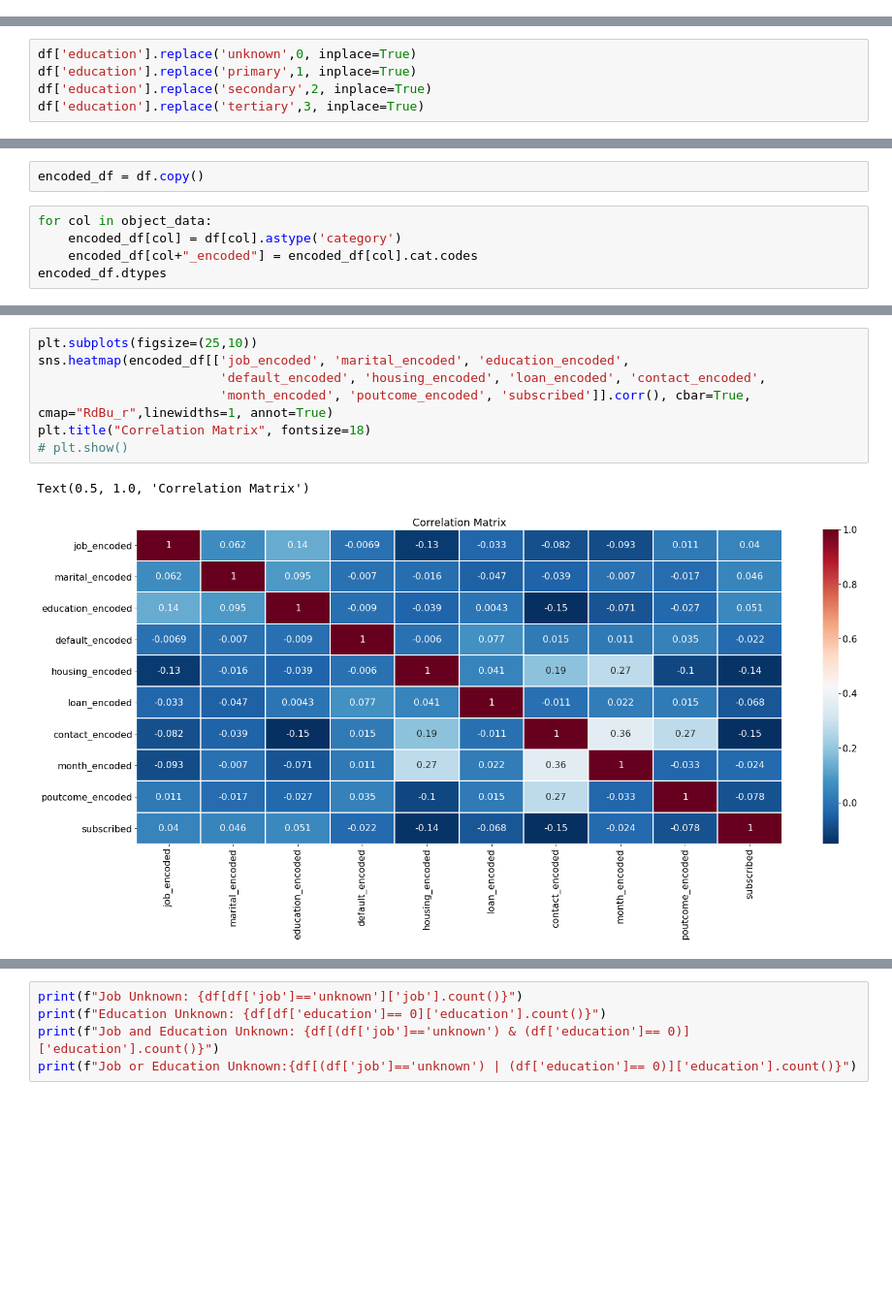
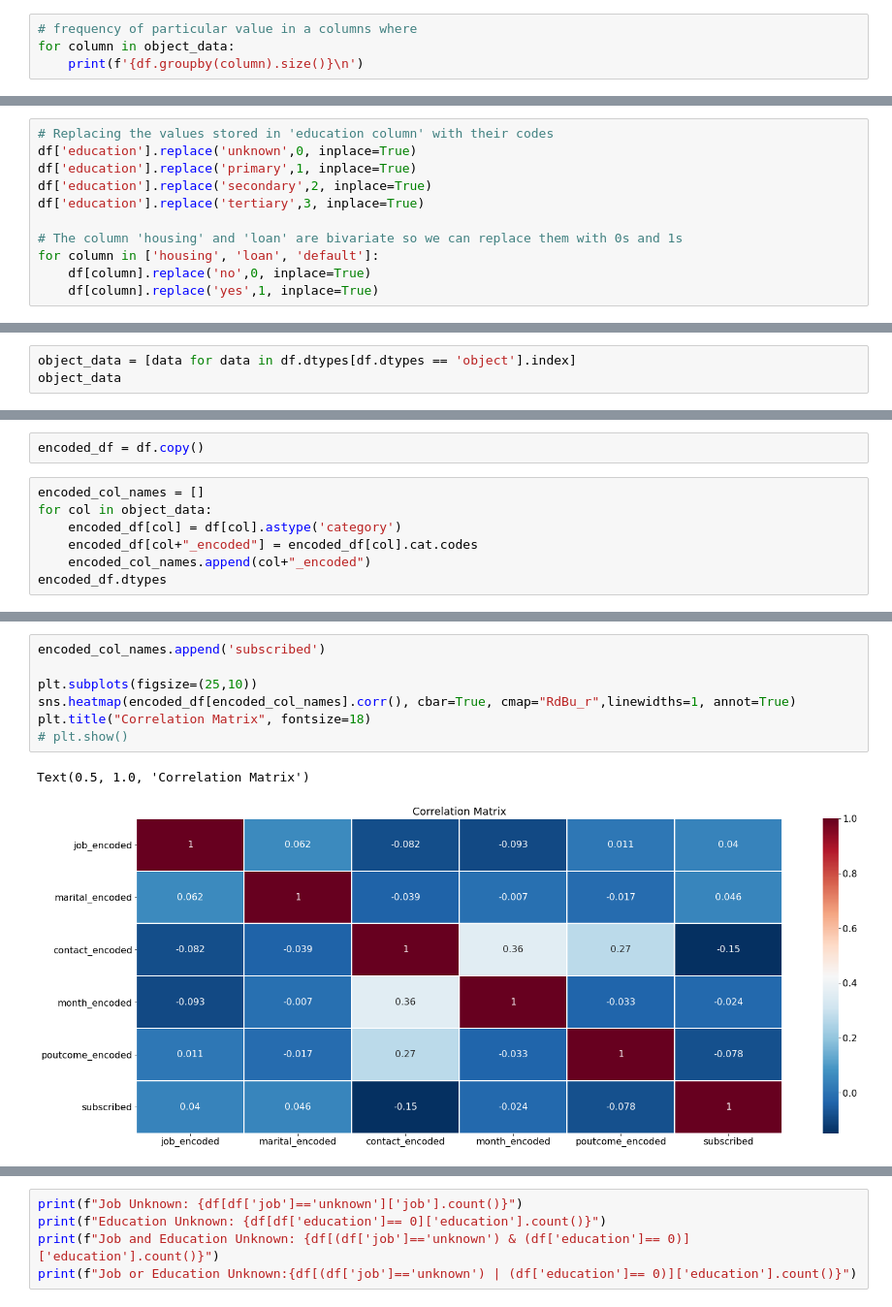
Before and after one commit to pankajvma/MiniProjects, a Jupyter notebook: Bank-Marketing-Prediction/Bank-marketing-predict-term-deposit.ipynb, the cells around one changed output, grey strips where cells are left out. Shown: that part at 97% size. Saved outputs shown, nothing was run; the diff lists cells and outputs as text; blank space fills up the shorter version.

```diff
--- a/Bank-Marketing-Prediction/Bank-marketing-predict-term-deposit.ipynb
+++ b/Bank-Marketing-Prediction/Bank-marketing-predict-term-deposit.ipynb
@@ -471,3 +448,7 @@ for col in range(1, len(object_data) - 1, 2):
 [figure]
 [figure]
 [figure]
+# %%
+# frequency of particular value in a columns where
+for column in object_data:
+    print(f'{df.groupby(column).size()}\n')
@@ -546,5 +561,11 @@ dtype: int64
 # %%
+# Replacing the values stored in 'education column' with their codes
 df['education'].replace('unknown',0, inplace=True)
 df['education'].replace('primary',1, inplace=True)
 df['education'].replace('secondary',2, inplace=True)
 df['education'].replace('tertiary',3, inplace=True)
+
+# The column 'housing' and 'loan' are bivariate so we can replace them with 0s and 1s
+for column in ['housing', 'loan', 'default']:
+    df[column].replace('no',0, inplace=True)
+    df[column].replace('yes',1, inplace=True)
@@ -600,0 +598,3 @@ Feature Engineering is classifying features such as numerial and categorical int
+# %%
+object_data = [data for data in df.dtypes[df.dtypes == 'object'].index]
+object_data
@@ -636,8 +634,10 @@ dtype: int64
 # %%
 encoded_df = df.copy()
 # %%
+encoded_col_names = []
 for col in object_data:
     encoded_df[col] = df[col].astype('category')
     encoded_df[col+"_encoded"] = encoded_df[col].cat.codes
+    encoded_col_names.append(col+"_encoded")
 encoded_df.dtypes
 # %% [output]
@@ -694,11 +693,11 @@ Index(['age', 'balance', 'day', 'duration', 'campaign', 'pdays', 'previous',
       dtype='object')
 # %%
+encoded_col_names.append('subscribed')
+
 plt.subplots(figsize=(25,10))
-sns.heatmap(encoded_df[['job_encoded', 'marital_encoded', 'education_encoded',
-                        'default_encoded', 'housing_encoded', 'loan_encoded', 'contact_encoded',
-                        'month_encoded', 'poutcome_encoded', 'subscribed']].corr(), cbar=True, cmap="RdBu_r",linewidths=1, annot=True)
+sns.heatmap(encoded_df[encoded_col_names].corr(), cbar=True, cmap="RdBu_r",linewidths=1, annot=True)
 plt.title("Correlation Matrix", fontsize=18)
 # plt.show()
 # %% [output]
 Text(0.5, 1.0, 'Correlation Matrix')
-[figure, old version]
+[figure, new version]
```
Also changed, not shown: parts of 85 cells of this notebook, 43 other files.
